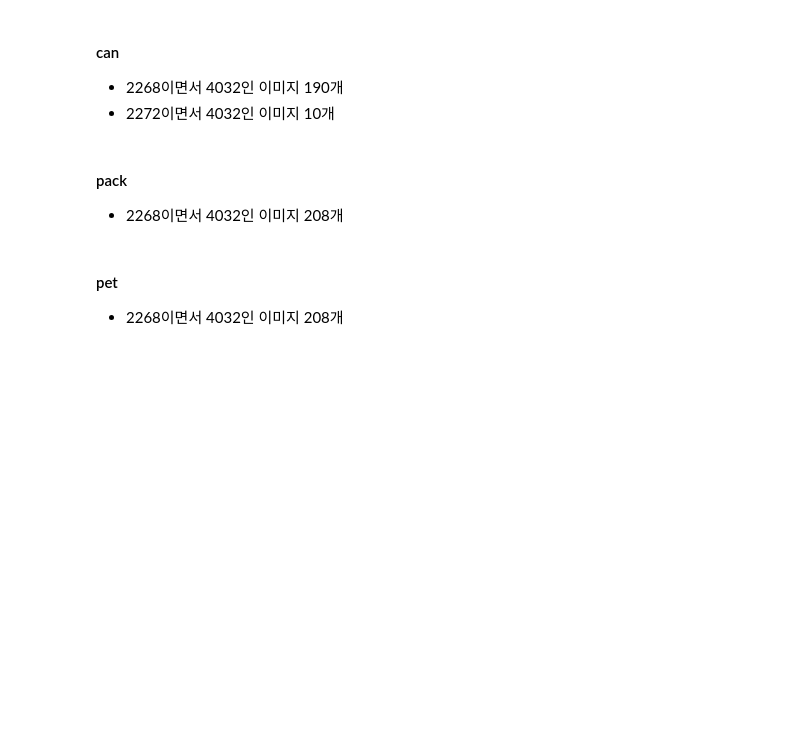
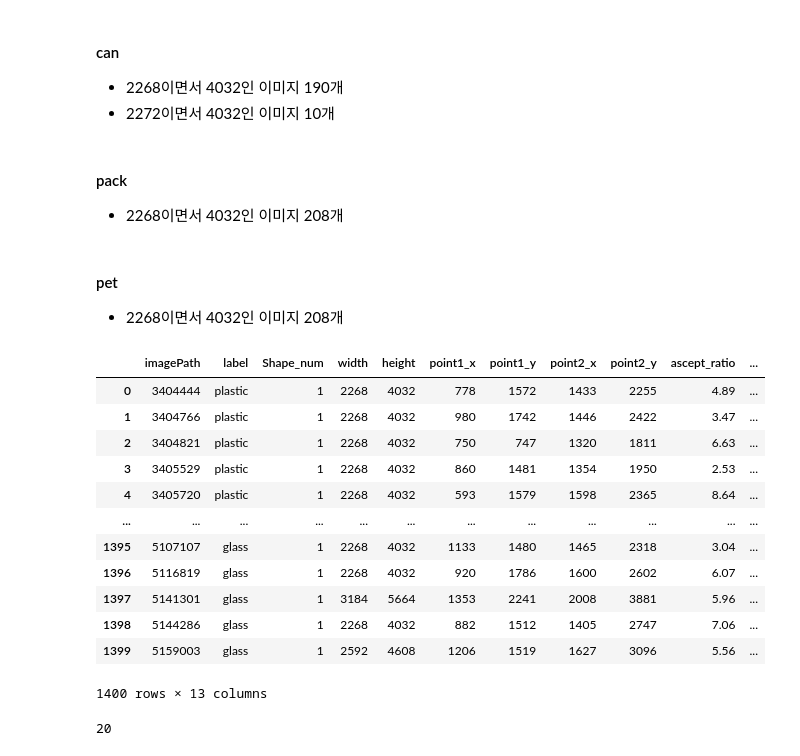
Before and after one commit to rlgus3351/ProjectDataAnalysis, a Jupyter notebook: dataset(bgrMean)/dataset.ipynb, the cells around one changed output. Cells and saved outputs as stored; diff of their text form; code cells hidden in the pictures; blank space fills up the shorter version.

```diff
--- a/dataset(bgrMean)/dataset.ipynb
+++ b/dataset(bgrMean)/dataset.ipynb
@@ -144,0 +150,21 @@ first_df.to_csv('./first_df.csv', index=False)
+# %%
+data = pd.read_csv("./first_df.csv", index_col=False)
+data
+# %% [output]
+|  | imagePath | label | Shape_num | width | height | point1_x | point1_y | point2_x | point2_y | ascept_ratio | ... |
+| 0 | 3404444 | plastic | 1 | 2268 | 4032 | 778 | 1572 | 1433 | 2255 | 4.89 | ... |
+| 1 | 3404766 | plastic | 1 | 2268 | 4032 | 980 | 1742 | 1446 | 2422 | 3.47 | ... |
+| 2 | 3404821 | plastic | 1 | 2268 | 4032 | 750 | 747 | 1320 | 1811 | 6.63 | ... |
+| 3 | 3405529 | plastic | 1 | 2268 | 4032 | 860 | 1481 | 1354 | 1950 | 2.53 | ... |
+| 4 | 3405720 | plastic | 1 | 2268 | 4032 | 593 | 1579 | 1598 | 2365 | 8.64 | ... |
+| ... | ... | ... | ... | ... | ... | ... | ... | ... | ... | ... | ... |
+| 1395 | 5107107 | glass | 1 | 2268 | 4032 | 1133 | 1480 | 1465 | 2318 | 3.04 | ... |
+| 1396 | 5116819 | glass | 1 | 2268 | 4032 | 920 | 1786 | 1600 | 2602 | 6.07 | ... |
+| 1397 | 5141301 | glass | 1 | 3184 | 5664 | 1353 | 2241 | 2008 | 3881 | 5.96 | ... |
+| 1398 | 5144286 | glass | 1 | 2268 | 4032 | 882 | 1512 | 1405 | 2747 | 7.06 | ... |
+| 1399 | 5159003 | glass | 1 | 2592 | 4608 | 1206 | 1519 | 1627 | 3096 | 5.56 | ... |
+1400 rows × 13 columns
+# %%
+len(data[data['label']=='can'][180:])
+# %% [output]
+20
```
Also changed, not shown: parts of 3 cells of this notebook, 5 other files.
